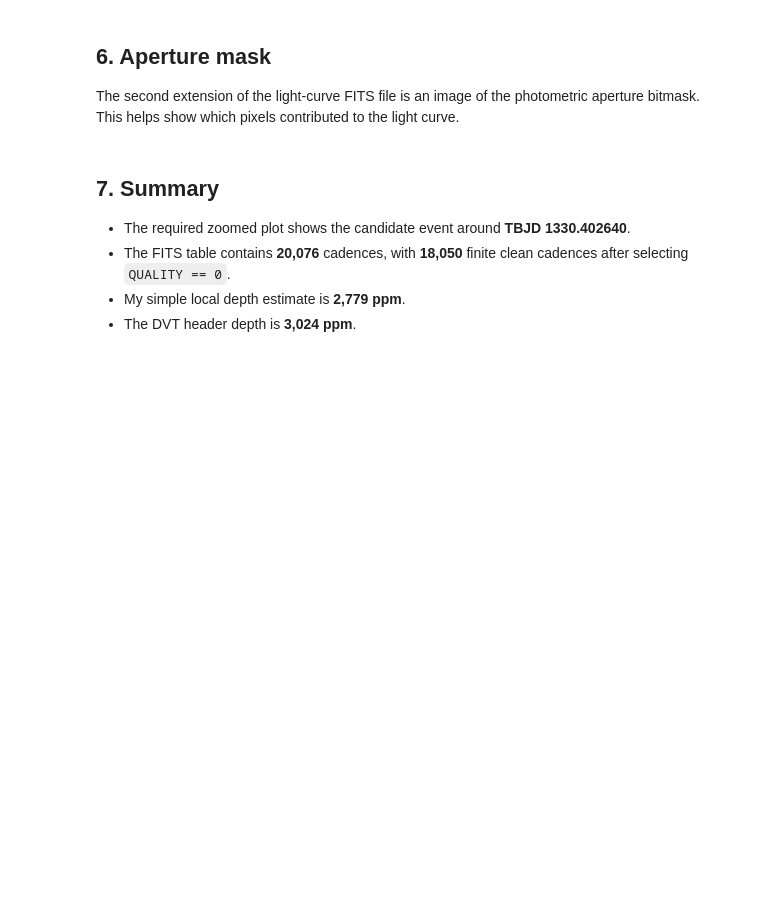
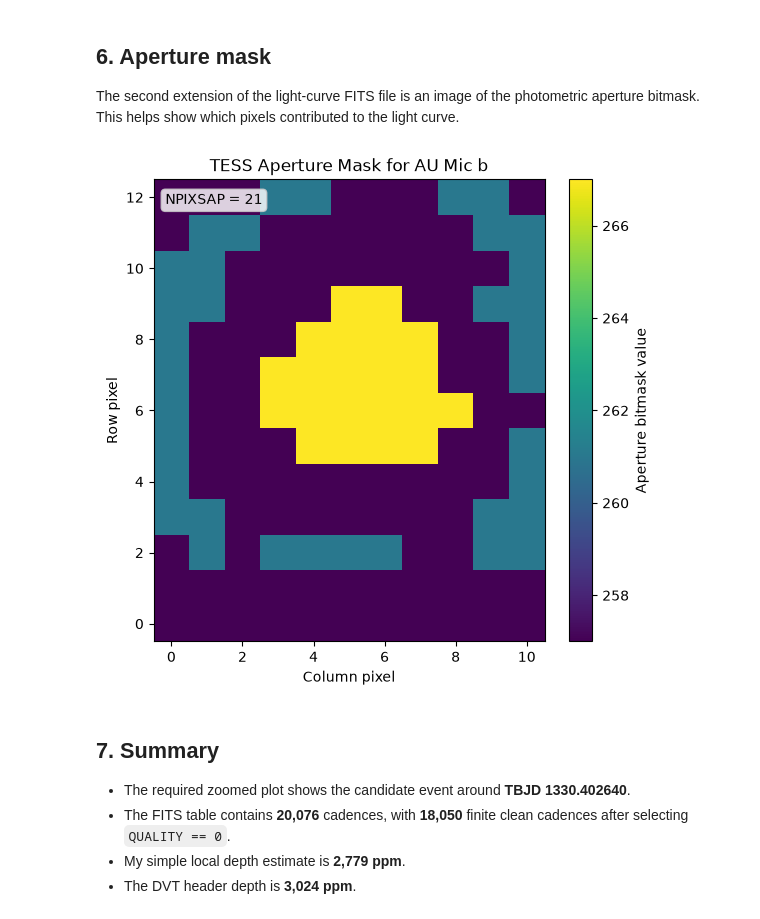
Before and after one commit to mason-cao/nasa-tess-exoplanet-analysis, a Jupyter notebook: notebooks/TESS_AU_Mic_candidate_transit_analysis.ipynb, the cells around one changed output. Cells and saved outputs as stored; diff of their text form; code cells hidden in the pictures; blank space fills up the shorter version.

```diff
--- a/notebooks/TESS_AU_Mic_candidate_transit_analysis.ipynb
+++ b/notebooks/TESS_AU_Mic_candidate_transit_analysis.ipynb
@@ -147,15 +180,17 @@ The second extension of the light-curve FITS file is an image of the photometric
 # %%
 aperture, aperture_header = read_image(LC_FILE, hdu_index=2)
 fig, ax = plt.subplots(figsize=(6.4, 6.0))
 im = ax.imshow(aperture, origin="lower")
 cbar = fig.colorbar(im, ax=ax)
 cbar.set_label("Aperture bitmask value")
-ax.set_title(f"TESS Aperture Mask for {lc_header['OBJECT'].strip()}")
+ax.set_title(f"TESS Aperture Mask for {target}")
 ax.set_xlabel("Column pixel")
 ax.set_ylabel("Row pixel")
 ax.text(0.03, 0.97, f"NPIXSAP = {aperture_header.get('NPIXSAP', 'unknown')}", transform=ax.transAxes, va="top",
         bbox={"boxstyle": "round", "facecolor": "white", "alpha": 0.82, "edgecolor": "0.8"})
 plt.show()
+# %% [output]
+[figure, added]
 # %% [markdown]
 ## 7. Summary
 
```
Also changed, not shown: parts of 6 cells of this notebook, 7 other files.
